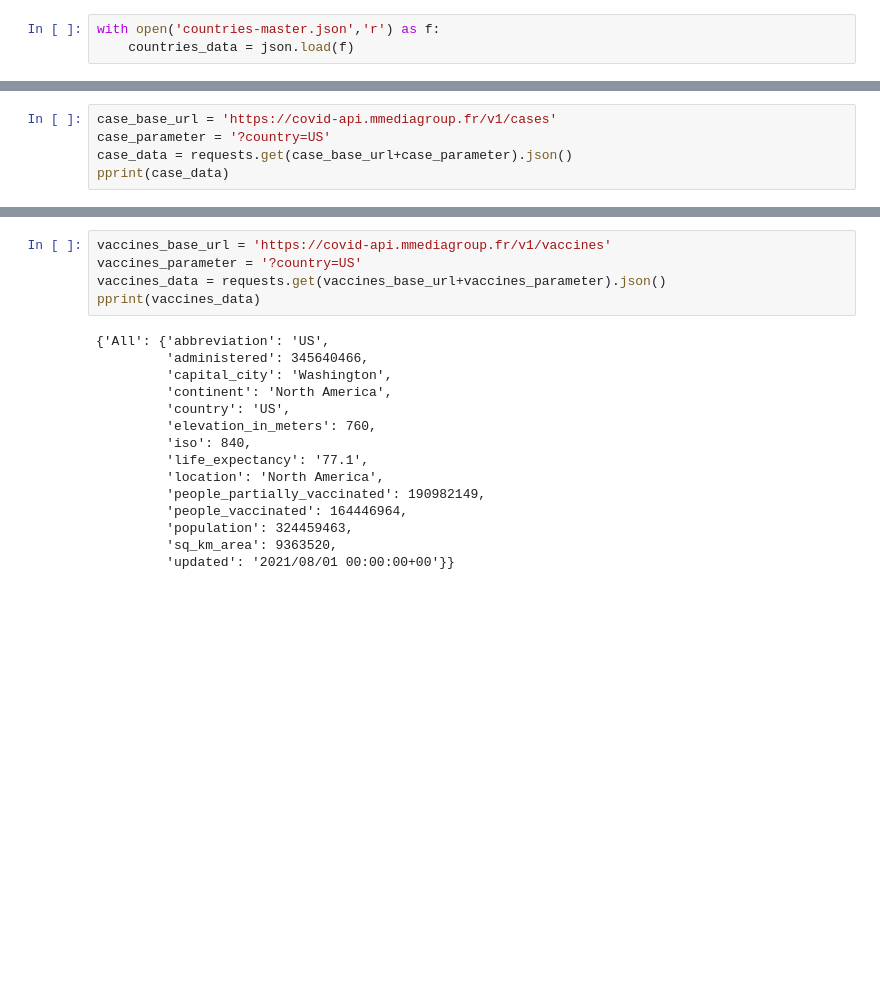
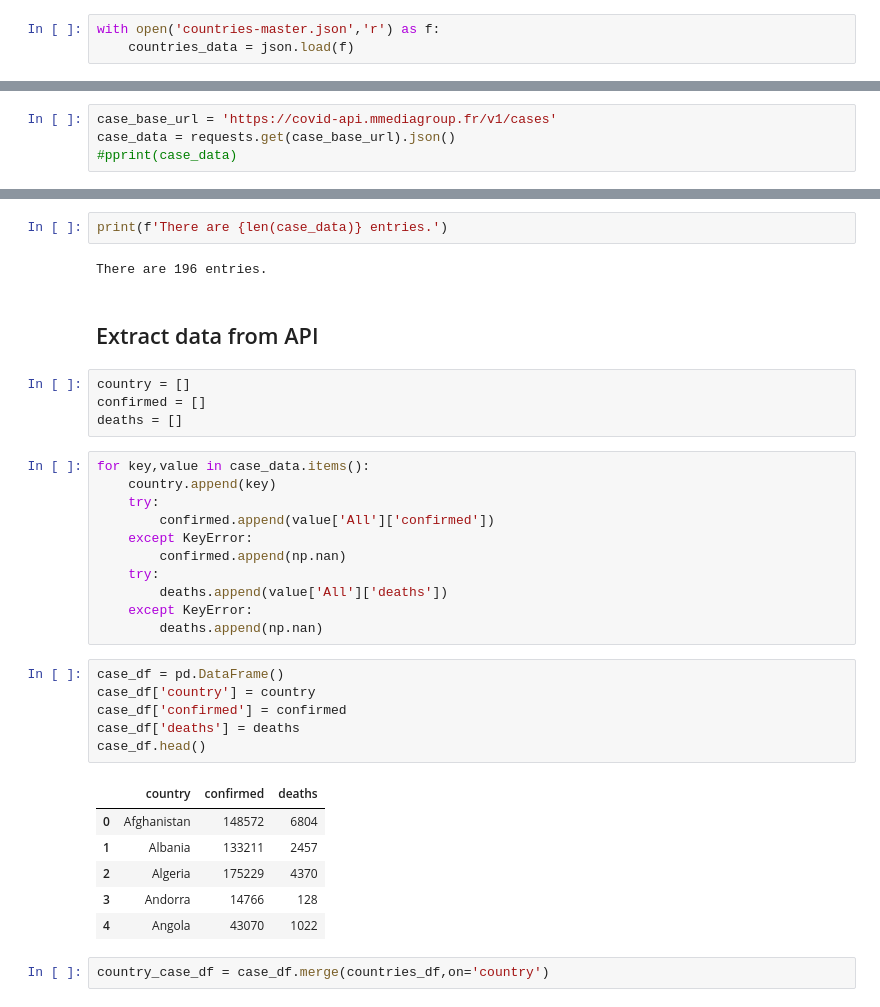
Before and after one commit to maxkrueger96/NU-Bootcamp-Data-Science-1, a Jupyter notebook: Covid_19.ipynb, the cells around one changed output, grey strips where cells are left out. Saved outputs shown, nothing was run; the diff lists cells and outputs as text; blank space fills up the shorter version.

Commit message:
upload covid data

```diff
--- a/Covid_19.ipynb
+++ b/Covid_19.ipynb
@@ -80,5 +69,4 @@ countries_df.head()
 # %%
 case_base_url = 'https://covid-api.mmediagroup.fr/v1/cases'
-case_parameter = '?country=US'
-case_data = requests.get(case_base_url+case_parameter).json()
-pprint(case_data)
+case_data = requests.get(case_base_url).json()
+#pprint(case_data)
@@ -126,20 +73,36 @@ pprint(history_data)
-# %%
-vaccines_base_url = 'https://covid-api.mmediagroup.fr/v1/vaccines'
-vaccines_parameter = '?country=US'
-vaccines_data = requests.get(vaccines_base_url+vaccines_parameter).json()
-pprint(vaccines_data)
-# %% [output]
-{'All': {'abbreviation': 'US',
-         'administered': 345640466,
-         'capital_city': 'Washington',
-         'continent': 'North America',
-         'country': 'US',
-         'elevation_in_meters': 760,
-         'iso': 840,
-         'life_expectancy': '77.1',
-         'location': 'North America',
-         'people_partially_vaccinated': 190982149,
-         'people_vaccinated': 164446964,
-         'population': 324459463,
-         'sq_km_area': 9363520,
-         'updated': '2021/08/01 00:00:00+00'}}
+# %%
+print(f'There are {len(case_data)} entries.')
+# %% [output]
+There are 196 entries.
+# %% [markdown]
+## Extract data from API
+# %%
+country = []
+confirmed = []
+deaths = []
+# %%
+for key,value in case_data.items():
+    country.append(key)
+    try:
+        confirmed.append(value['All']['confirmed'])
+    except KeyError:
+        confirmed.append(np.nan)
+    try:
+        deaths.append(value['All']['deaths'])
+    except KeyError:
+        deaths.append(np.nan)
+# %%
+case_df = pd.DataFrame()
+case_df['country'] = country
+case_df['confirmed'] = confirmed
+case_df['deaths'] = deaths
+case_df.head()
+# %% [output]
+|  | country | confirmed | deaths |
+| 0 | Afghanistan | 148572 | 6804 |
+| 1 | Albania | 133211 | 2457 |
+| 2 | Algeria | 175229 | 4370 |
+| 3 | Andorra | 14766 | 128 |
+| 4 | Angola | 43070 | 1022 |
+# %%
+country_case_df = case_df.merge(countries_df,on='country')
```
Also changed, not shown: parts of 17 cells of this notebook, 4 other files.
